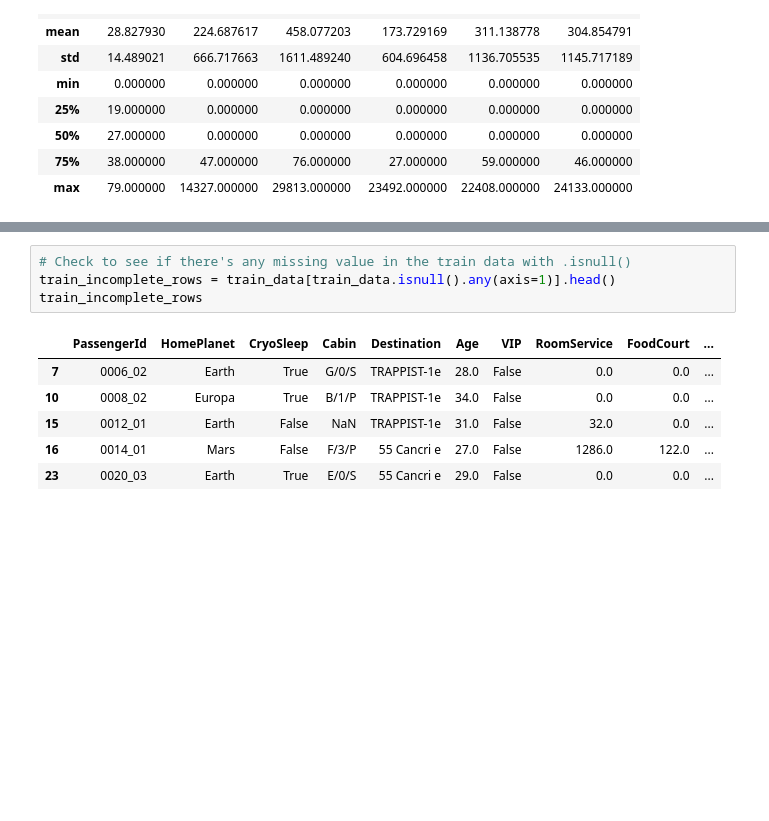
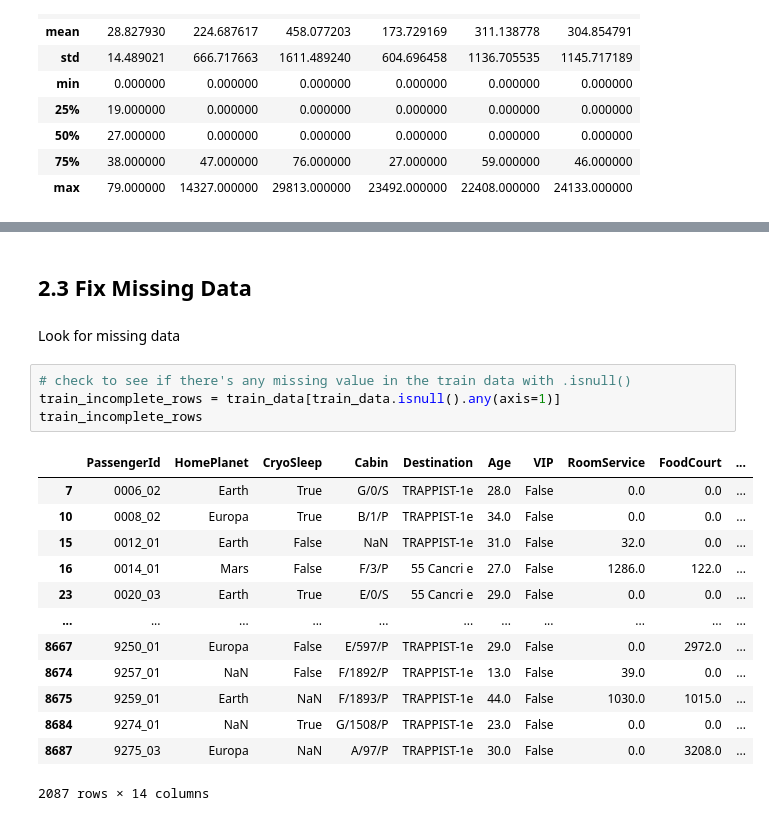
Before and after one commit to chrismnguyen01/kaggle-spaceship-titanic, a Jupyter notebook: spaceship_titanic.ipynb, the cells around one changed output, grey strips where cells are left out. Cells and saved outputs as stored; diff of their text form; blank space fills up the shorter version.

Commit message:
Add data cleaning. Cleaning for test_data not working

```diff
--- a/spaceship_titanic.ipynb
+++ b/spaceship_titanic.ipynb
@@ -80,11 +93,22 @@ train_data.describe()
+# %% [markdown]
+## 2.3 Fix Missing Data
+# %% [markdown]
+Look for missing data
 # %%
-# Check to see if there's any missing value in the train data with .isnull()
-train_incomplete_rows = train_data[train_data.isnull().any(axis=1)].head()
+# check to see if there's any missing value in the train data with .isnull()
+train_incomplete_rows = train_data[train_data.isnull().any(axis=1)]
 train_incomplete_rows
 # %% [output]
 |  | PassengerId | HomePlanet | CryoSleep | Cabin | Destination | Age | VIP | RoomService | FoodCourt | ... |
 | 7 | 0006_02 | Earth | True | G/0/S | TRAPPIST-1e | 28.0 | False | 0.0 | 0.0 | ... |
 | 10 | 0008_02 | Europa | True | B/1/P | TRAPPIST-1e | 34.0 | False | 0.0 | 0.0 | ... |
 | 15 | 0012_01 | Earth | False | NaN | TRAPPIST-1e | 31.0 | False | 32.0 | 0.0 | ... |
 | 16 | 0014_01 | Mars | False | F/3/P | 55 Cancri e | 27.0 | False | 1286.0 | 122.0 | ... |
 | 23 | 0020_03 | Earth | True | E/0/S | 55 Cancri e | 29.0 | False | 0.0 | 0.0 | ... |
+| ... | ... | ... | ... | ... | ... | ... | ... | ... | ... | ... |
+| 8667 | 9250_01 | Europa | False | E/597/P | TRAPPIST-1e | 29.0 | False | 0.0 | 2972.0 | ... |
+| 8674 | 9257_01 | NaN | False | F/1892/P | TRAPPIST-1e | 13.0 | False | 39.0 | 0.0 | ... |
+| 8675 | 9259_01 | Earth | NaN | F/1893/P | TRAPPIST-1e | 44.0 | False | 1030.0 | 1015.0 | ... |
+| 8684 | 9274_01 | NaN | True | G/1508/P | TRAPPIST-1e | 23.0 | False | 0.0 | 0.0 | ... |
+| 8687 | 9275_03 | Europa | NaN | A/97/P | TRAPPIST-1e | 30.0 | False | 0.0 | 3208.0 | ... |
+2087 rows × 14 columns
```
Also changed, not shown: parts of 29 cells of this notebook, 2 other files.
